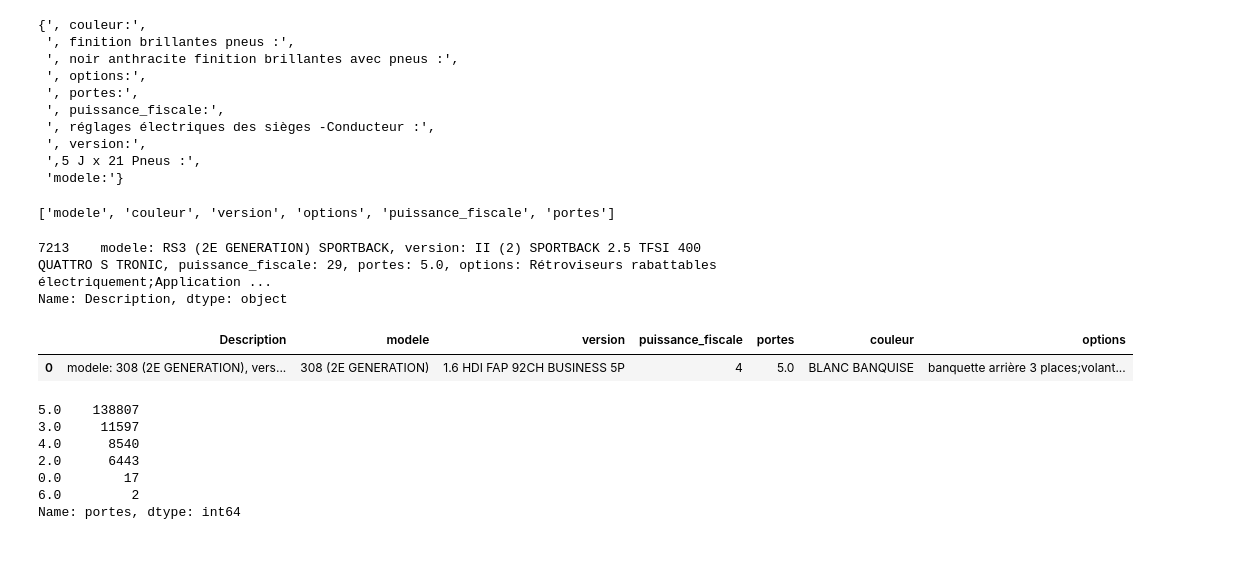
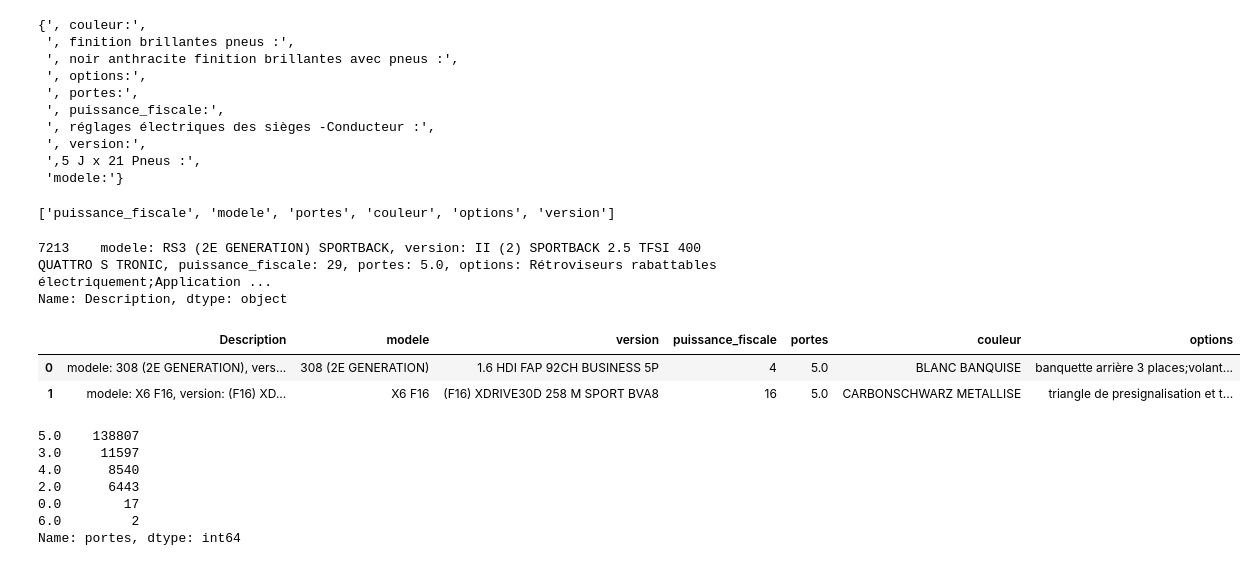
Before and after one commit to lyes1/projet_data_automobile, a Jupyter notebook: Projet_estimation_vehicule.ipynb, the cells around one changed output. Cells and saved outputs as stored; diff of their text form; code cells hidden in the pictures.

```diff
--- a/Projet_estimation_vehicule.ipynb
+++ b/Projet_estimation_vehicule.ipynb
@@ -114,6 +125,8 @@ df[['Online', 'Online_date', 'Online_time', 'Online_year', 'Online_month', 'Onli
 |  | Online | Online_date | Online_time | Online_year | Online_month | Online_month_day | Online_hour | ... |
 | 0 | 2018-07-06 03:47:00 | 2018-07-06 | 03:47:00 | 2018 | 7 | 6 | 3 | ... |
 | 1 | 2018-04-03 16:41:00 | 2018-04-03 | 16:41:00 | 2018 | 4 | 3 | 16 | ... |
+# %%
+df['age'] = df['Online_year'] - df['Model_year']
 # %%
 df[['Description']].head(1)
 # %% [output]
@@ -164,7 +177,7 @@ details = [w.replace(', ', '') for w in details]
 details = [w.replace(':', '') for w in details]
 details
 # %% [output]
-['modele', 'couleur', 'version', 'options', 'puissance_fiscale', 'portes']
+['puissance_fiscale', 'modele', 'portes', 'couleur', 'options', 'version']
 # %%
 df[df['Description'].str.contains("finition brillantes pneus :")]['Description'].head(1)
 # %% [output]
@@ -175,7 +188,7 @@ df['modele'] = df['Description'].str.extract(r'(\bmodele\: \b.*?,)', expand=True
 df['modele'] = df['modele'].str.replace("modele: ", "")
 df['modele'] = df['modele'].str.replace(",", "")
 
-df['version'] = df['Description'].str.extract(r'(\bversion\: \b.*?,)', expand=True)
+df['version'] = df['Description'].str.extract(r'(\bversion\b.*?,)', expand=True)
 df['version'] = df['version'].str.replace("version: ", "")
 df['version'] = df['version'].str.replace(",", "")
 
@@ -195,10 +208,11 @@ df['options'] = df['Description'].str.extract(r'(\boptions\b.*, couleur)', expan
 df['options'] = df['options'].str.replace("options: ", "")
 df['options'] = df['options'].str.replace(", couleur", "")
 # %%
-df[['Description', 'modele', 'version', 'puissance_fiscale', 'portes', 'couleur', 'options']].head(1)
+df[['Description', 'modele', 'version', 'puissance_fiscale', 'portes', 'couleur', 'options']].head(2)
 # %% [output]
 |  | Description | modele | version | puissance_fiscale | portes | couleur | options |
 | 0 | modele: 308 (2E GENERATION), vers... | 308 (2E GENERATION) | 1.6 HDI FAP 92CH BUSINESS 5P | 4 | 5.0 | BLANC BANQUISE | banquette arrière 3 places;volant... |
+| 1 | modele: X6 F16, version: (F16) XD... | X6 F16 | (F16) XDRIVE30D 258 M SPORT BVA8 | 16 | 5.0 | CARBONSCHWARZ METALLISE | triangle de presignalisation et t... |
 # %%
 df['portes'].value_counts()
 # %% [output]
```
Also changed, not shown: parts of 32 cells of this notebook.
